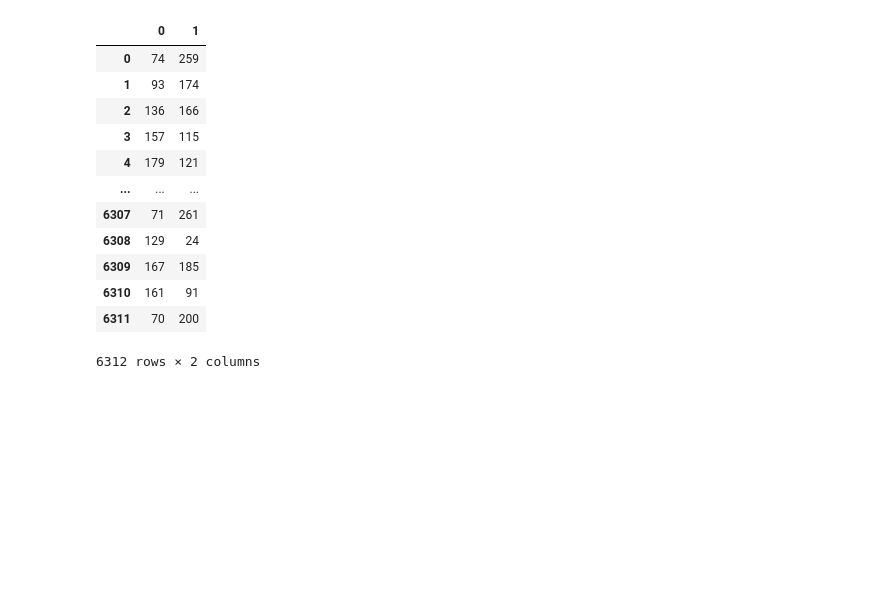
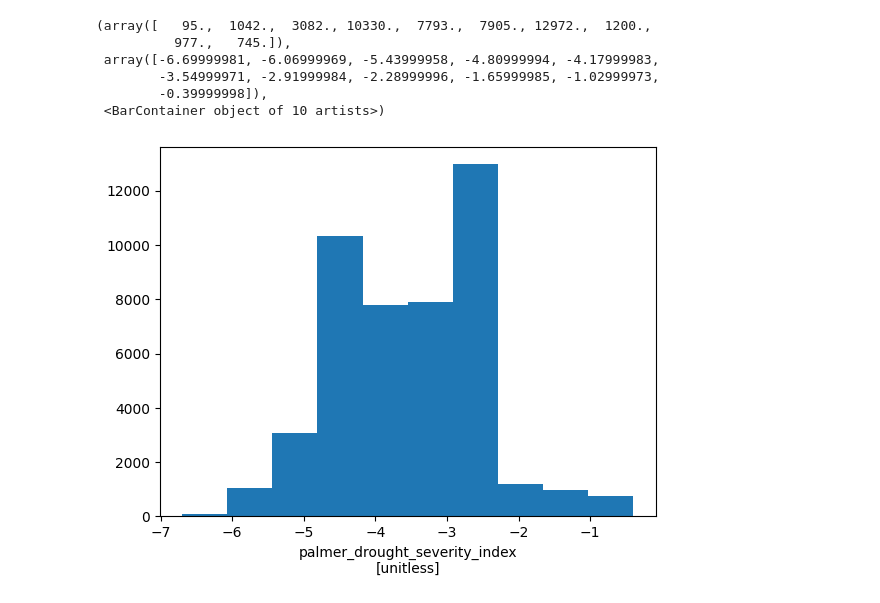
Before and after one commit to e-hokage777/ey-biodiversity-challenge-zindi, a Jupyter notebook: notebooks/inspect.ipynb, the cells around one changed output. Saved outputs shown, nothing was run; the diff lists cells and outputs as text; code cells hidden in the pictures; blank space fills up the shorter version.

```diff
--- a/notebooks/inspect.ipynb
+++ b/notebooks/inspect.ipynb
@@ -7,3 +4,2 @@ from rasterio.enums import TransformMethod
 # %%
-tiff_path = "TerraClimate_output.tiff"
-csv_path = "../data/Training_Data.csv"
+ds = xarray.open_dataset("../data/geo/terraclimate_output.nc", engine="netcdf4")
@@ -10,28 +23,11 @@ csv_path = "../data/Training_Data.csv"
 # %%
-def get_point_indices(tiff_path, csv_path):
-    df = pd.read_csv(csv_path)
-    indices = []
-    with rasterio.open(tiff_path) as dataset:
-        for _, row in df.iterrows():
-            lat, lon = row['Latitude'], row['Longitude']
-            point = dataset.index(x=lon, y=lat)
-            indices.append(point)
-
-    return indices
-
-
-indices = get_point_indices(tiff_path, csv_path)
+# ds.aet.median(dim="time").hist()
+xarray.plot.hist(ds["pdsi"].median(dim="time"))
 # %% [output]
-|  | 0 | 1 |
-| 0 | 74 | 259 |
-| 1 | 93 | 174 |
-| 2 | 136 | 166 |
-| 3 | 157 | 115 |
-| 4 | 179 | 121 |
-| ... | ... | ... |
-| 6307 | 71 | 261 |
-| 6308 | 129 | 24 |
-| 6309 | 167 | 185 |
-| 6310 | 161 | 91 |
-| 6311 | 70 | 200 |
-6312 rows × 2 columns
+(array([   95.,  1042.,  3082., 10330.,  7793.,  7905., 12972.,  1200.,
+          977.,   745.]),
+ array([-6.69999981, -6.06999969, -5.43999958, -4.80999994, -4.17999983,
+        -3.54999971, -2.91999984, -2.28999996, -1.65999985, -1.02999973,
+        -0.39999998]),
+ <BarContainer object of 10 artists>)
+[figure, added]
```
Also changed, not shown: parts of 11 cells of this notebook, 5 other files.
